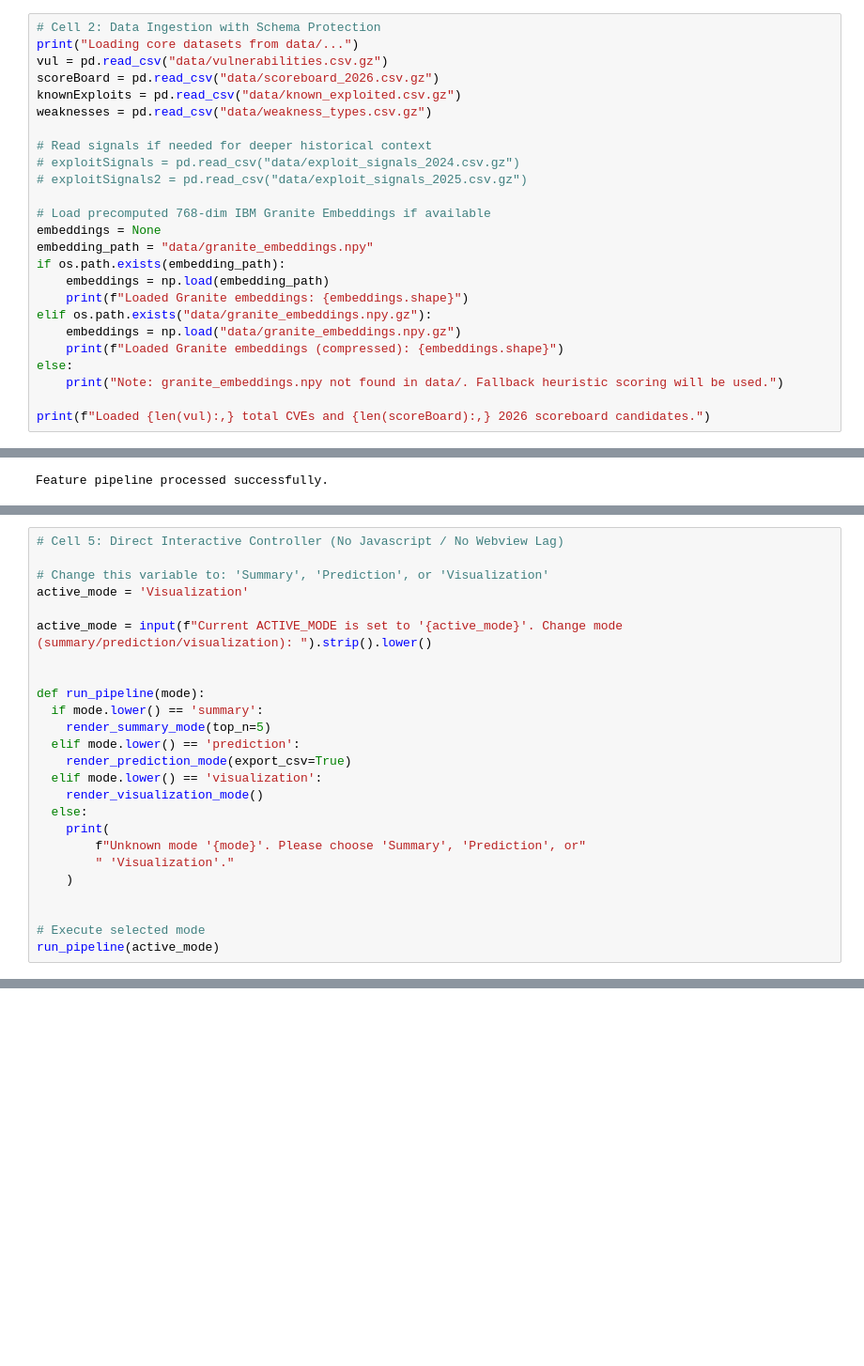
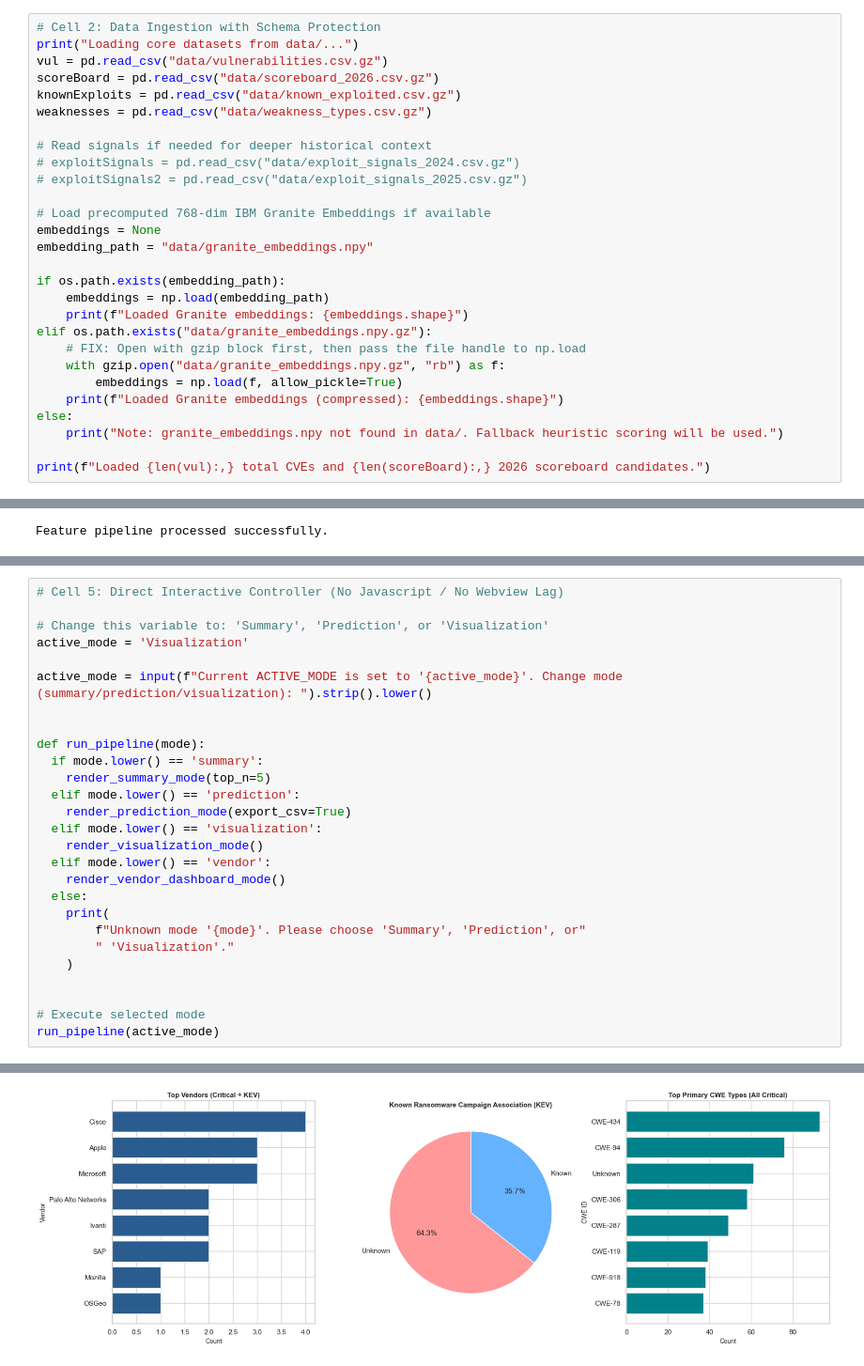
Before and after one commit to AttilaHalasz60/Attila_Gavin_Xavier_IBM_Datathon, a Jupyter notebook: IBM_Threat_Intelligence_Interactive_Suite.ipynb, the cells around one changed output, grey strips where cells are left out. Shown at 94% size. Cells and saved outputs as stored; diff of their text form; blank space fills up the shorter version.

```diff
--- a/IBM_Threat_Intelligence_Interactive_Suite.ipynb
+++ b/IBM_Threat_Intelligence_Interactive_Suite.ipynb
@@ -72,11 +75,14 @@ weaknesses = pd.read_csv("data/weakness_types.csv.gz")
 # Load precomputed 768-dim IBM Granite Embeddings if available
 embeddings = None
 embedding_path = "data/granite_embeddings.npy"
+
 if os.path.exists(embedding_path):
     embeddings = np.load(embedding_path)
     print(f"Loaded Granite embeddings: {embeddings.shape}")
 elif os.path.exists("data/granite_embeddings.npy.gz"):
-    embeddings = np.load("data/granite_embeddings.npy.gz")
+    # FIX: Open with gzip block first, then pass the file handle to np.load
+    with gzip.open("data/granite_embeddings.npy.gz", "rb") as f:
+        embeddings = np.load(f, allow_pickle=True)
     print(f"Loaded Granite embeddings (compressed): {embeddings.shape}")
 else:
     print("Note: granite_embeddings.npy not found in data/. Fallback heuristic scoring will be used.")
@@ -338,6 +408,8 @@ def run_pipeline(mode):
     render_prediction_mode(export_csv=True)
   elif mode.lower() == 'visualization':
     render_visualization_mode()
+  elif mode.lower() == 'vendor':
+    render_vendor_dashboard_mode()
   else:
     print(
         f"Unknown mode '{mode}'. Please choose 'Summary', 'Prediction', or"
@@ -367,0 +428 @@ Description: A improper neutralization of special elements used in an os command
+[figure, added]
```
Also changed, not shown: parts of 5 cells of this notebook.
